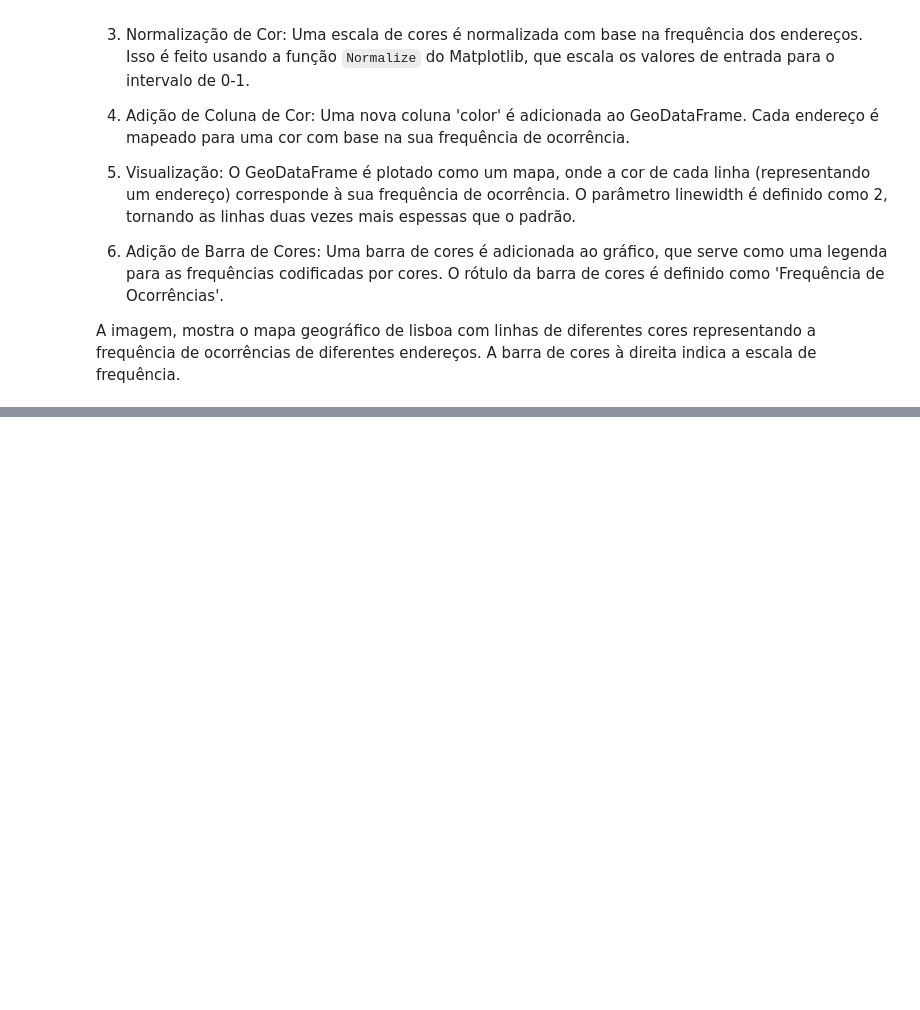
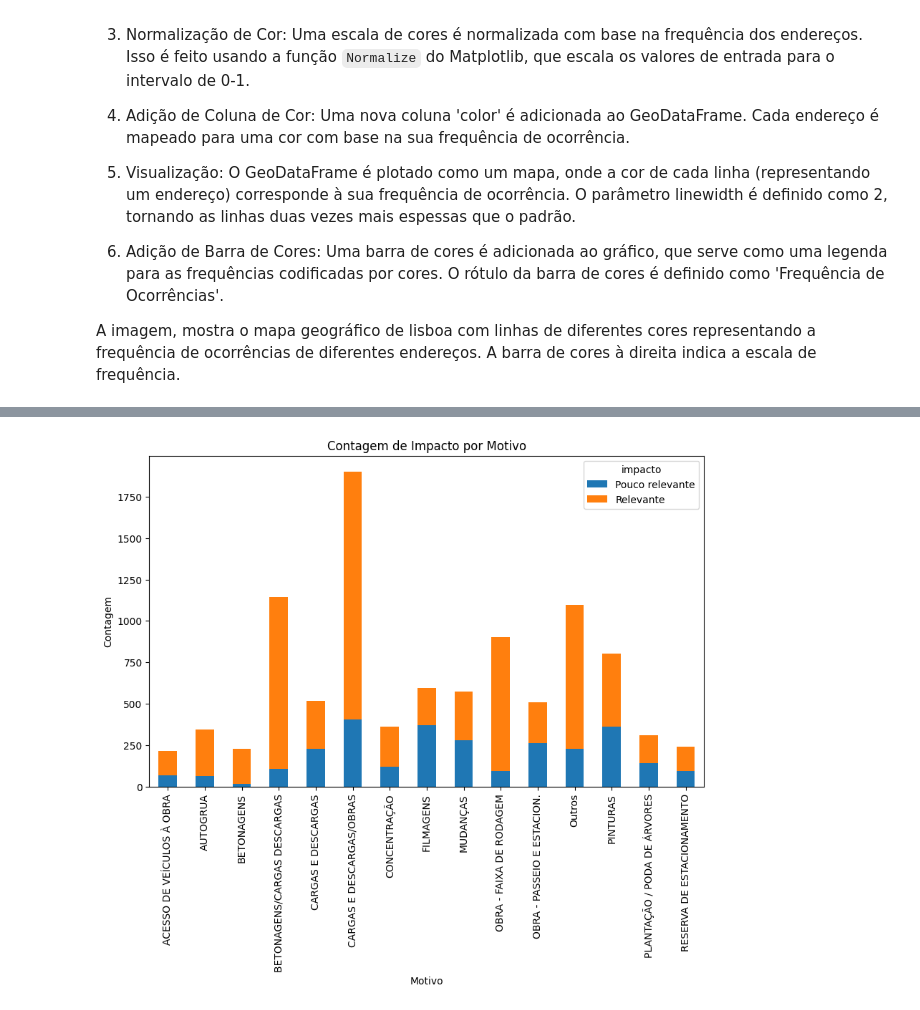
Before and after one commit to henriquePonte/PG-Transito, a Jupyter notebook: G6-Transito.ipynb, the cells around one changed output, grey strips where cells are left out. Drawn from its saved outputs; the diff is of its cells as text; code cells hidden in the pictures; blank space fills up the shorter version.

```diff
--- a/G6-Transito.ipynb
+++ b/G6-Transito.ipynb
@@ -406,0 +502,12 @@ A imagem, mostra o mapa geográfico de lisboa com linhas de diferentes cores rep
+# %%
+# Contar o número de ocorrências de cada nível de 'impacto' para cada 'motivo'
+contagem_impacto_por_motivo = dados.groupby('motivo')['impacto'].value_counts().unstack()
+
+# Criar um gráfico de barras empilhadas
+contagem_impacto_por_motivo.plot(kind='bar', stacked=True, figsize=(10,6))
+plt.title('Contagem de Impacto por Motivo')
+plt.xlabel('Motivo')
+plt.ylabel('Contagem')
+plt.show()
+# %% [output]
+[figure, added]
```
Also changed, not shown: parts of 13 cells of this notebook.
